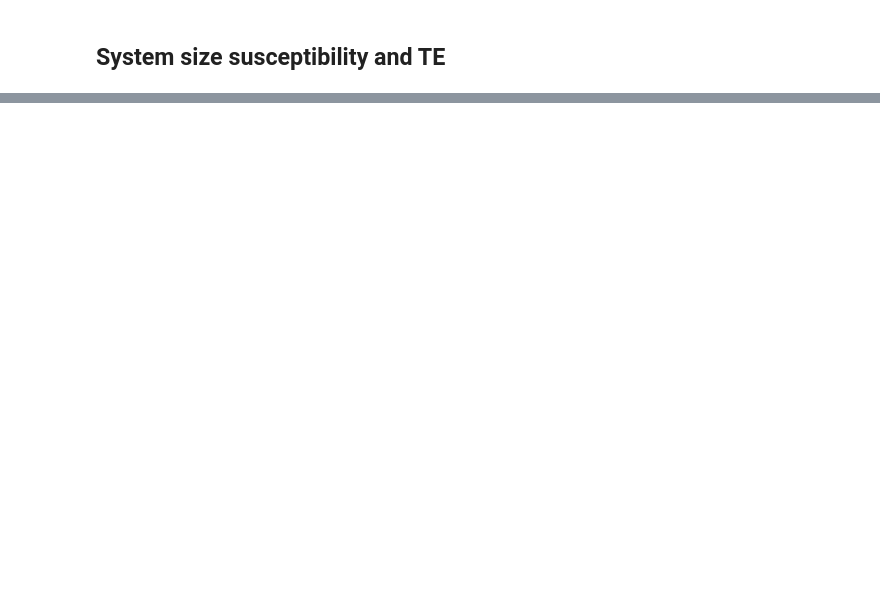
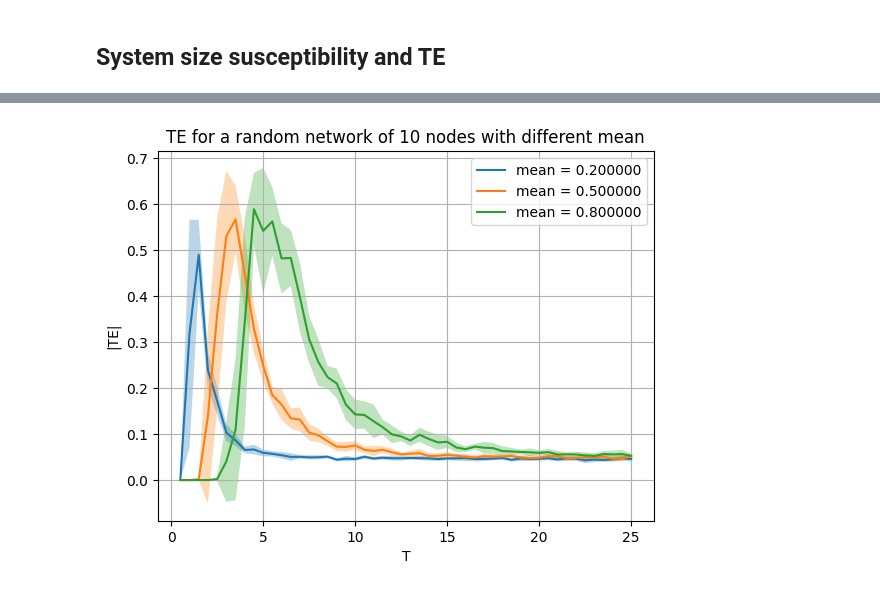
Before and after one commit to mylenevdmaas/CSS2023, a Jupyter notebook: random_networks.ipynb, the cells around one changed output, grey strips where cells are left out. Saved outputs shown, nothing was run; the diff lists cells and outputs as text; code cells hidden in the pictures; blank space fills up the shorter version.

Commit message:
random

```diff
--- a/random_networks.ipynb
+++ b/random_networks.ipynb
@@ -175,0 +244,32 @@ for i, n in enumerate(ns): # loop over system sizes
+# %%
+mean_list = [0.2, 0.5, 0.8]
+temperatures = np.linspace(0.5, 25, 50)
+n = 10
+
+for mean in mean_list:
+
+    J = mean_matrix(n, mean)
+    C= []
+    C_std = []
+    for T in temperatures:
+        x = np.zeros(n)
+        for i in range(0, n):
+            spins = random_spins(n)
+            _, list_avg_magnetisation, list_sus, spins_timeseries = metropolis(spins,2500, T, J, 500)
+            x[i] = TE(spins_timeseries, J)
+        C_std.append(np.std(x))
+        C.append(np.abs(np.mean(x)))
+    lower_bound = np.subtract(C, C_std)
+    upper_bound = np.add(C, C_std)
+    plt.plot(temperatures, C,  label = "mean = %f" %mean)
+    plt.fill_between(temperatures, lower_bound, upper_bound, alpha=0.3)
+
+plt.ylabel('|TE|')
+plt.xlabel('T')
+plt.grid()
+plt.legend()
+plt.title('TE for a random network of 10 nodes with different mean')
+plt.savefig('Results/TE_means.png', bbox_inches='tight')
+plt.show()
+# %% [output]
+[figure, added]
```
Also changed, not shown: parts of 8 cells of this notebook, 7 other files.
